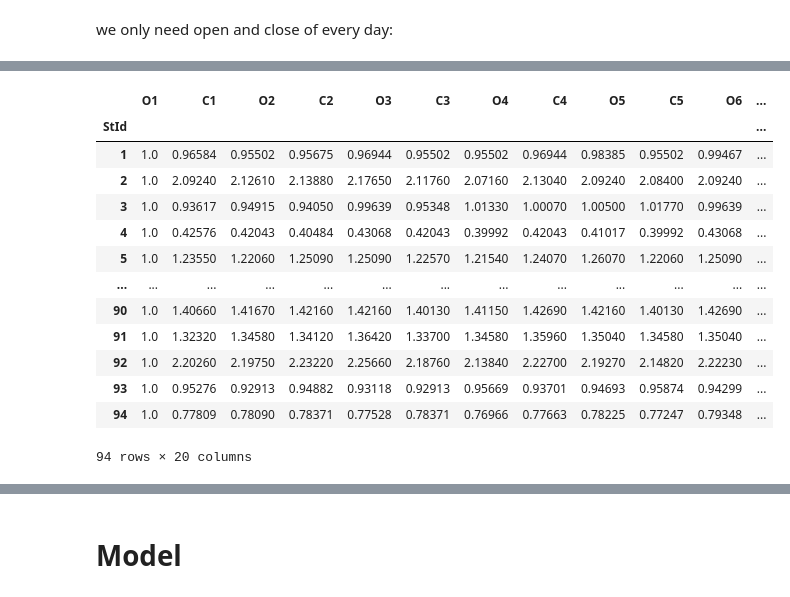
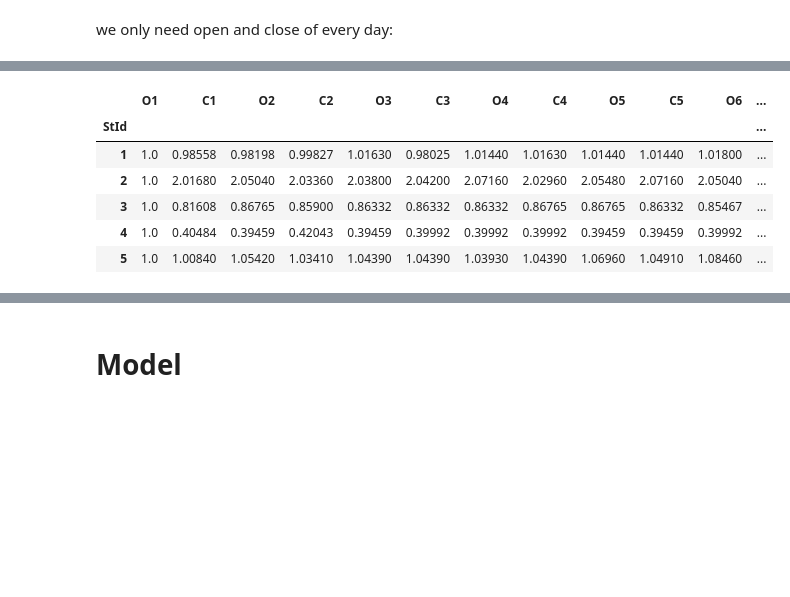
Before and after one commit to m-tari/stock_direction_predict_ml, a Jupyter notebook: process.ipynb, the cells around one changed output, grey strips where cells are left out. Drawn from its saved outputs; the diff is of its cells as text; code cells hidden in the pictures; blank space fills up the shorter version.

```diff
--- a/process.ipynb
+++ b/process.ipynb
@@ -80,22 +84,24 @@ data[close_cols].T.plot(figsize=(15,10), legend=False)
 memory_days = 10
 num_cols = 2 # open and close columns
 start_day = 1
-last_day = 490
-X_windows = [0] # so the next loop starts at day=1 (workaround)
+last_day = 440 # from start_day to last_day, make 10 day windows. So 450 days for training and 50 days for backtesting
+X_windows = [0] # X_windows are stored as days starts at day=1 (workaround)
 
-# scale a dataframe so the first column is 1
+# scale a dataframe so the first column (opening price) is 1.0
 def scaler(df):
     for column in df.columns:
         df[column] = df[column] / df.iloc[:,0]
     return df
 
 for day in range(start_day, last_day+1):
+    # select the 10 day window
     rolling_window = data.iloc[:, day*num_cols-num_cols:(day+memory_days)*num_cols-num_cols]
-    # scale data to O1
+    # scale data to 'O1' column
     rolling_window_scaled = scaler(rolling_window)
     X_windows.append(rolling_window_scaled)
     # set equal column names for all dataframe to concatenate
     X_windows[day].columns = X_windows[start_day].columns
 
+# concatenate all 10 day windows in one dataframe
 X_windows_list = [X_windows[day] for day in range(start_day, last_day+1)]
 X_windows_con = pd.concat(X_windows_list)
@@ -140,17 +125,10 @@ train_data
 # %%
-test_data
+test_data.head()
 # %% [output]
 |  | O1 | C1 | O2 | C2 | O3 | C3 | O4 | C4 | O5 | C5 | O6 | ... |
 | StId |  |  |  |  |  |  |  |  |  |  |  | ... |
-| 1 | 1.0 | 0.96584 | 0.95502 | 0.95675 | 0.96944 | 0.95502 | 0.95502 | 0.96944 | 0.98385 | 0.95502 | 0.99467 | ... |
-| 2 | 1.0 | 2.09240 | 2.12610 | 2.13880 | 2.17650 | 2.11760 | 2.07160 | 2.13040 | 2.09240 | 2.08400 | 2.09240 | ... |
-| 3 | 1.0 | 0.93617 | 0.94915 | 0.94050 | 0.99639 | 0.95348 | 1.01330 | 1.00070 | 1.00500 | 1.01770 | 0.99639 | ... |
-| 4 | 1.0 | 0.42576 | 0.42043 | 0.40484 | 0.43068 | 0.42043 | 0.39992 | 0.42043 | 0.41017 | 0.39992 | 0.43068 | ... |
-| 5 | 1.0 | 1.23550 | 1.22060 | 1.25090 | 1.25090 | 1.22570 | 1.21540 | 1.24070 | 1.26070 | 1.22060 | 1.25090 | ... |
-| ... | ... | ... | ... | ... | ... | ... | ... | ... | ... | ... | ... | ... |
-| 90 | 1.0 | 1.40660 | 1.41670 | 1.42160 | 1.42160 | 1.40130 | 1.41150 | 1.42690 | 1.42160 | 1.40130 | 1.42690 | ... |
-| 91 | 1.0 | 1.32320 | 1.34580 | 1.34120 | 1.36420 | 1.33700 | 1.34580 | 1.35960 | 1.35040 | 1.34580 | 1.35040 | ... |
-| 92 | 1.0 | 2.20260 | 2.19750 | 2.23220 | 2.25660 | 2.18760 | 2.13840 | 2.22700 | 2.19270 | 2.14820 | 2.22230 | ... |
-| 93 | 1.0 | 0.95276 | 0.92913 | 0.94882 | 0.93118 | 0.92913 | 0.95669 | 0.93701 | 0.94693 | 0.95874 | 0.94299 | ... |
-| 94 | 1.0 | 0.77809 | 0.78090 | 0.78371 | 0.77528 | 0.78371 | 0.76966 | 0.77663 | 0.78225 | 0.77247 | 0.79348 | ... |
+| 1 | 1.0 | 0.98558 | 0.98198 | 0.99827 | 1.01630 | 0.98025 | 1.01440 | 1.01630 | 1.01440 | 1.01440 | 1.01800 | ... |
+| 2 | 1.0 | 2.01680 | 2.05040 | 2.03360 | 2.03800 | 2.04200 | 2.07160 | 2.02960 | 2.05480 | 2.07160 | 2.05040 | ... |
+| 3 | 1.0 | 0.81608 | 0.86765 | 0.85900 | 0.86332 | 0.86332 | 0.86332 | 0.86765 | 0.86765 | 0.86332 | 0.85467 | ... |
+| 4 | 1.0 | 0.40484 | 0.39459 | 0.42043 | 0.39459 | 0.39992 | 0.39992 | 0.39992 | 0.39459 | 0.39459 | 0.39992 | ... |
+| 5 | 1.0 | 1.00840 | 1.05420 | 1.03410 | 1.04390 | 1.04390 | 1.03930 | 1.04390 | 1.06960 | 1.04910 | 1.08460 | ... |
-94 rows × 20 columns
```
Also changed, not shown: parts of 55 cells of this notebook.
